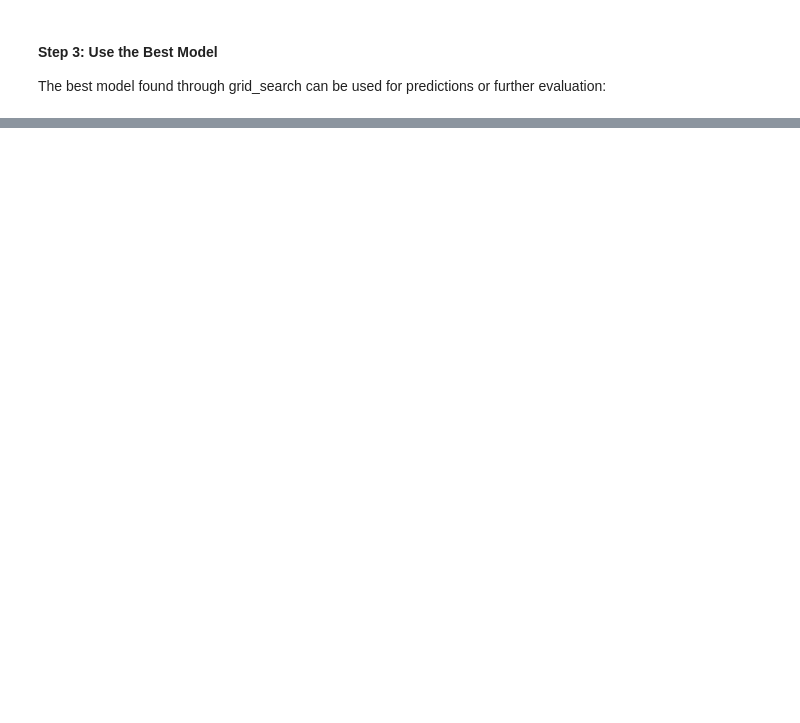
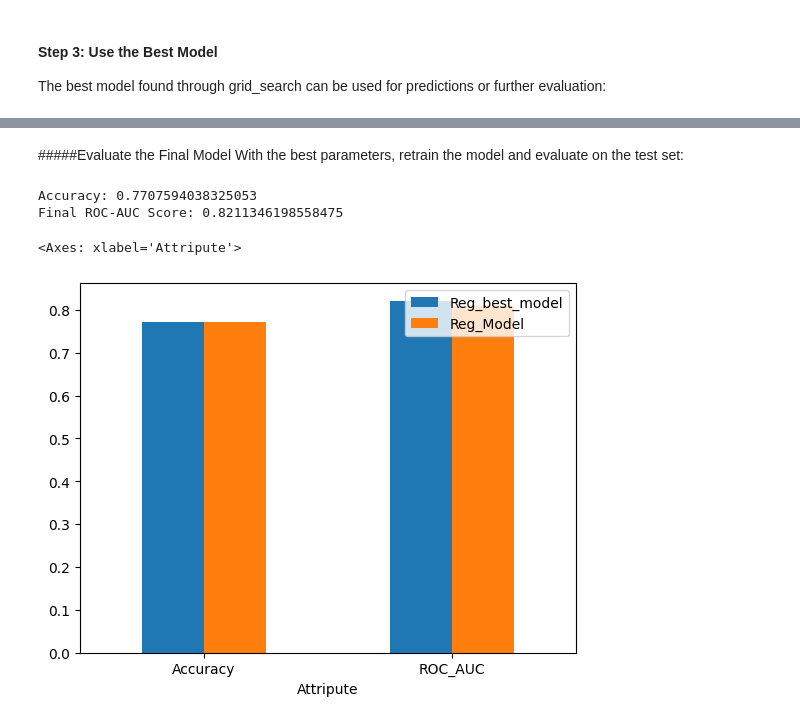
Before and after one commit to temesgen0/Customer_Churn_Prediction, a Jupyter notebook: ChurnCustomers.ipynb, the cells around one changed output, grey strips where cells are left out. Cells and saved outputs as stored; diff of their text form; code cells hidden in the pictures; blank space fills up the shorter version.

```diff
--- a/ChurnCustomers.ipynb
+++ b/ChurnCustomers.ipynb
@@ -775,0 +872,23 @@ weighted avg       0.88      0.88      0.88      1000
+# %%
+# Define narrowed parameter grid based on RandomizedSearchCV results
+param_grid = {
+    'n_estimators': [random_search.best_params_['n_estimators'] - 100, random_search.best_params_['n_estimators'], random_search.best_params_['n_estimators'] + 100],
+    'learning_rate': [random_search.best_params_['learning_rate'] * 0.5, random_search.best_params_['learning_rate'], random_search.best_params_['learning_rate'] * 1.5],
+    'max_depth': [random_search.best_params_['max_depth'] - 1, random_search.best_params_['max_depth'], random_search.best_params_['max_depth'] + 1],
+}
+
+# Initialize GridSearchCV
+grid_search = GridSearchCV(
+    estimator=XGBClassifier(objective='binary:logistic', eval_metric='auc', use_label_encoder=False),
+    param_grid=param_grid,
+    scoring='roc_auc',
+    cv=5,
+    verbose=1,
+    n_jobs=-1
+)
+
+# Fit grid search to data
+grid_search.fit(X_train, y_train)
+
+# Best parameters from grid search
+print("Best Parameters from Grid Search:", grid_search.best_params_)
@@ -775,0 +901,23 @@ weighted avg       0.88      0.88      0.88      1000
+# %% [markdown]
+#####Evaluate the Final Model
+With the best parameters, retrain the model and evaluate on the test set:
+# %%
+# Best estimator from Grid Search
+best_xgb_model = grid_search.best_estimator_
+
+# Predict and evaluate
+best_accuracy_xg = accuracy_score(y_test, y_pred)
+
+y_pred = best_xgb_model.predict(X_test)
+best_roc_auc_xg = roc_auc_score(y_test, best_xgb_model.predict_proba(X_test)[:, 1])
+print("Accuracy:", best_accuracy_xg)
+print("Final ROC-AUC Score:", best_roc_auc_xg)
+# %% [output]
+Accuracy: 0.7707594038325053
+Final ROC-AUC Score: 0.8211346198558475
+# %%
+reg_eval = pd.DataFrame({"Attripute": ["Accuracy", "ROC_AUC"], "Reg_Model": [accuracy, roc_auc], "Reg_best_model":[best_accuracy_xg,  best_roc_auc_xg]})
+reg_eval.plot.bar(x="Attripute", y=["Reg_best_model", "Reg_Model"], rot=0)
+# %% [output]
+<Axes: xlabel='Attripute'>
+[figure, added]
```
Also changed, not shown: parts of 16 cells of this notebook.
